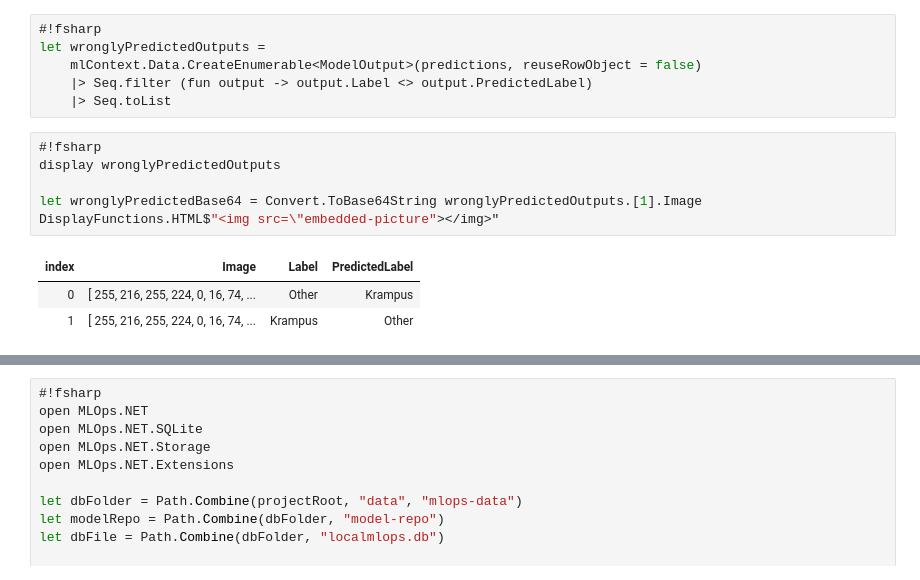
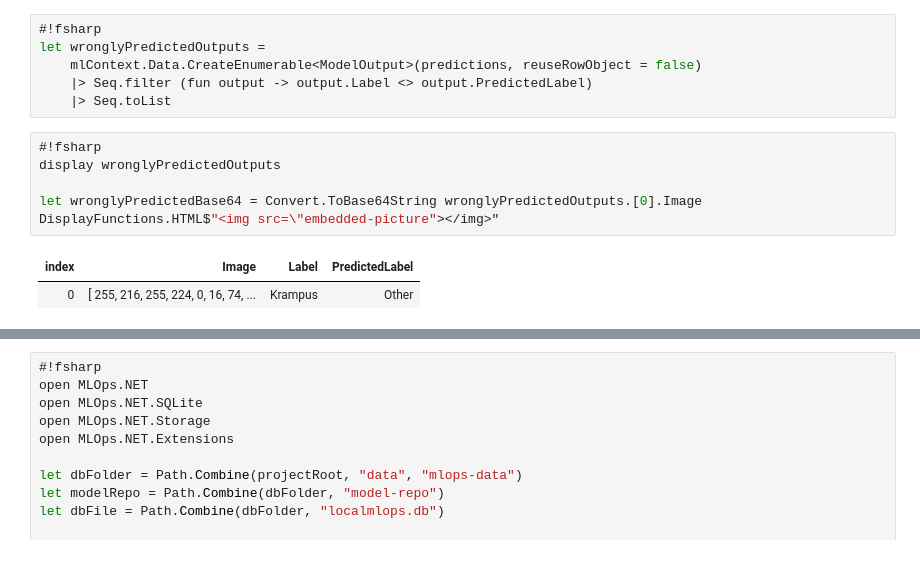
Before and after one commit to WalternativE/IsItKrampus.NET, a Jupyter notebook: notebooks/Modelling.ipynb, the cells around one changed output, grey strips where cells are left out. Cells and saved outputs as stored; diff of their text form.

```diff
--- a/notebooks/Modelling.ipynb
+++ b/notebooks/Modelling.ipynb
@@ -281,13 +264,12 @@ let wronglyPredictedOutputs =
 # %%
 #!fsharp
 display wronglyPredictedOutputs
 
-let wronglyPredictedBase64 = Convert.ToBase64String wronglyPredictedOutputs.[1].Image
+let wronglyPredictedBase64 = Convert.ToBase64String wronglyPredictedOutputs.[0].Image
 DisplayFunctions.HTML$"<img src=\"embedded-picture"></img>"
 # %% [output]
 | index | Image | Label | PredictedLabel |
-| 0 | [ 255, 216, 255, 224, 0, 16, 74, ... | Other | Krampus |
-| 1 | [ 255, 216, 255, 224, 0, 16, 74, ... | Krampus | Other |
+| 0 | [ 255, 216, 255, 224, 0, 16, 74, ... | Krampus | Other |
 [interactive output not drawn]
 # %%
 #!fsharp
```
Also changed, not shown: parts of 6 cells of this notebook, 11 other files.
